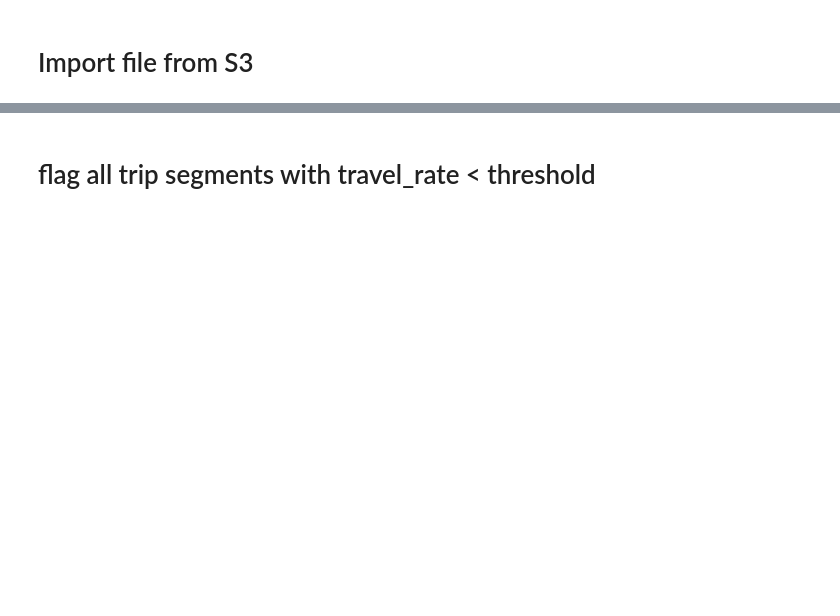
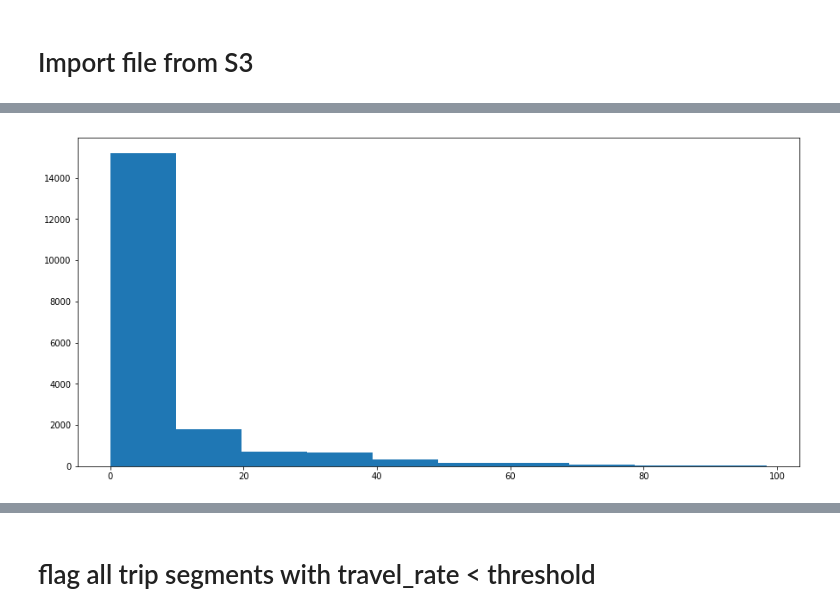
Before and after one commit to 350Seattle-Transportation-Team/gtfs-realtime, a Jupyter notebook: route_shape_process/03_calc_route_slowzone.ipynb, the cells around one changed output, grey strips where cells are left out. Cells and saved outputs as stored; diff of their text form; code cells hidden in the pictures; blank space fills up the shorter version.

```diff
--- a/route_shape_process/03_calc_route_slowzone.ipynb
+++ b/route_shape_process/03_calc_route_slowzone.ipynb
@@ -51,0 +73,7 @@ unpacked_positions_full = pd.read_csv(io.BytesIO(s3_object['Body'].read()))
+# %%
+fig, ax = plt.subplots(figsize=(15,7))
+_ = ax.hist(unpacked_positions_full\
+            [unpacked_positions_full['distance_btw_veh_and_shape']<=100]\
+            ['distance_btw_veh_and_shape'])
+# %% [output]
+[figure, added]
```
Also changed, not shown: parts of 27 cells of this notebook, 2 other files.
